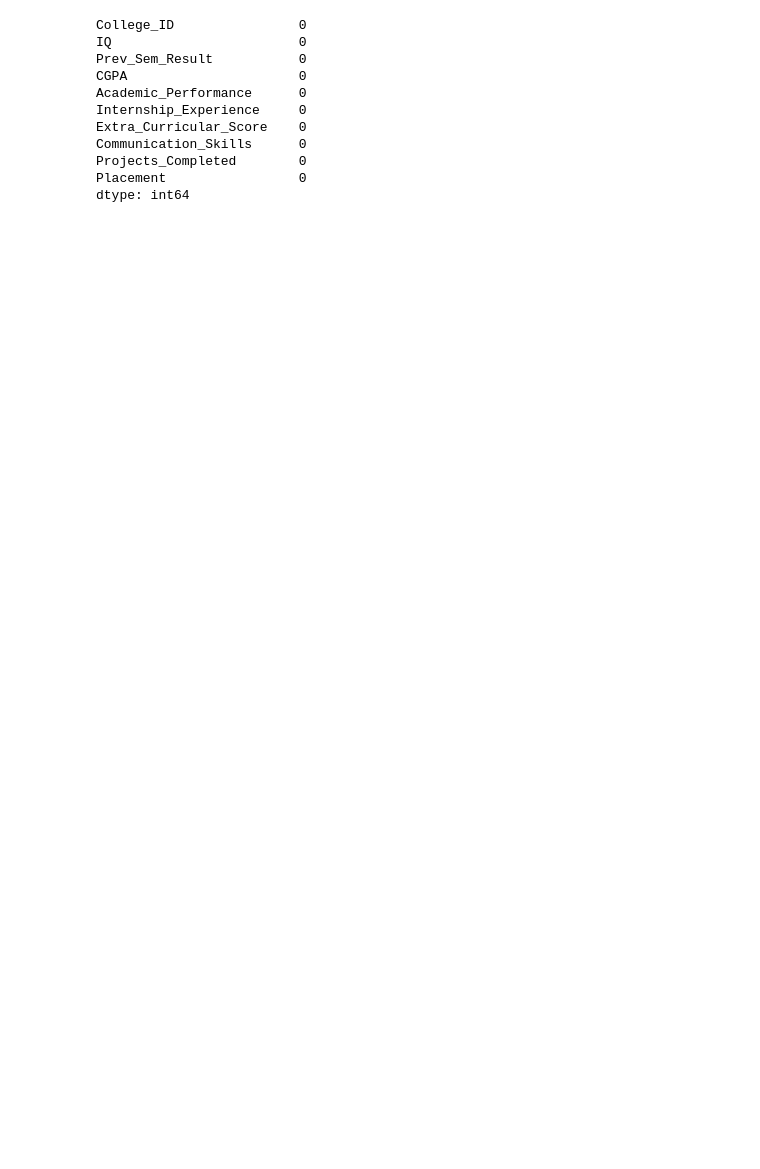
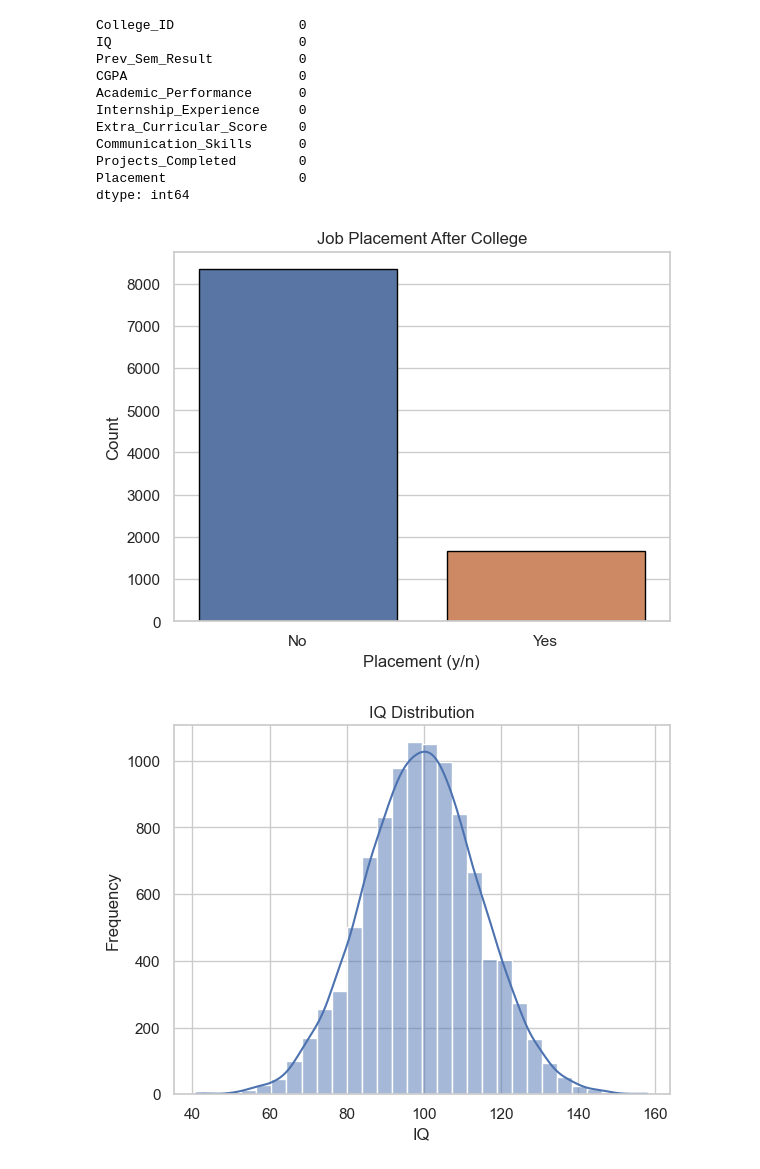
Before and after one commit to p0linal1/College-Placement-Analysis, a Jupyter notebook: AMATH 383 Final.ipynb, the cells around one changed output. Saved outputs shown, nothing was run; the diff lists cells and outputs as text; code cells hidden in the pictures; blank space fills up the shorter version.

Commit message:
Preliminary Analysis

```diff
--- a/AMATH 383 Final.ipynb
+++ b/AMATH 383 Final.ipynb
@@ -57,3 +60,33 @@ Communication_Skills      0
 Projects_Completed        0
 Placement                 0
 dtype: int64
+# %%
+# Preliminary Analysis
+
+# Histogram of Job Placements
+plt.figure()
+sns.countplot(x = 'Placement', data = df, palette='deep', edgecolor='black')
+plt.title('Job Placement After College')
+plt.xlabel('Placement (y/n)')
+plt.ylabel('Count')
+plt.show()
+
+# IQ Distribution
+plt.figure()
+sns.histplot(df['IQ'], bins = 30, kde = True)
+plt.title('IQ Distribution')
+plt.xlabel('IQ')
+plt.ylabel('Frequency')
+plt.show()
+# almost perfect bell shape!
+
+# Cumulative GPA Distribution
+plt.figure()
+sns.histplot(df['CGPA'], bins = 20, kde = True)
+plt.title('CGPA Distribution')
+plt.xlabel('CGPA')
+plt.ylabel('Frequency')
+plt.show()
+# %% [output]
+[figure, added]
+[figure, added]
```
Also changed, not shown: parts of 2 cells of this notebook.
